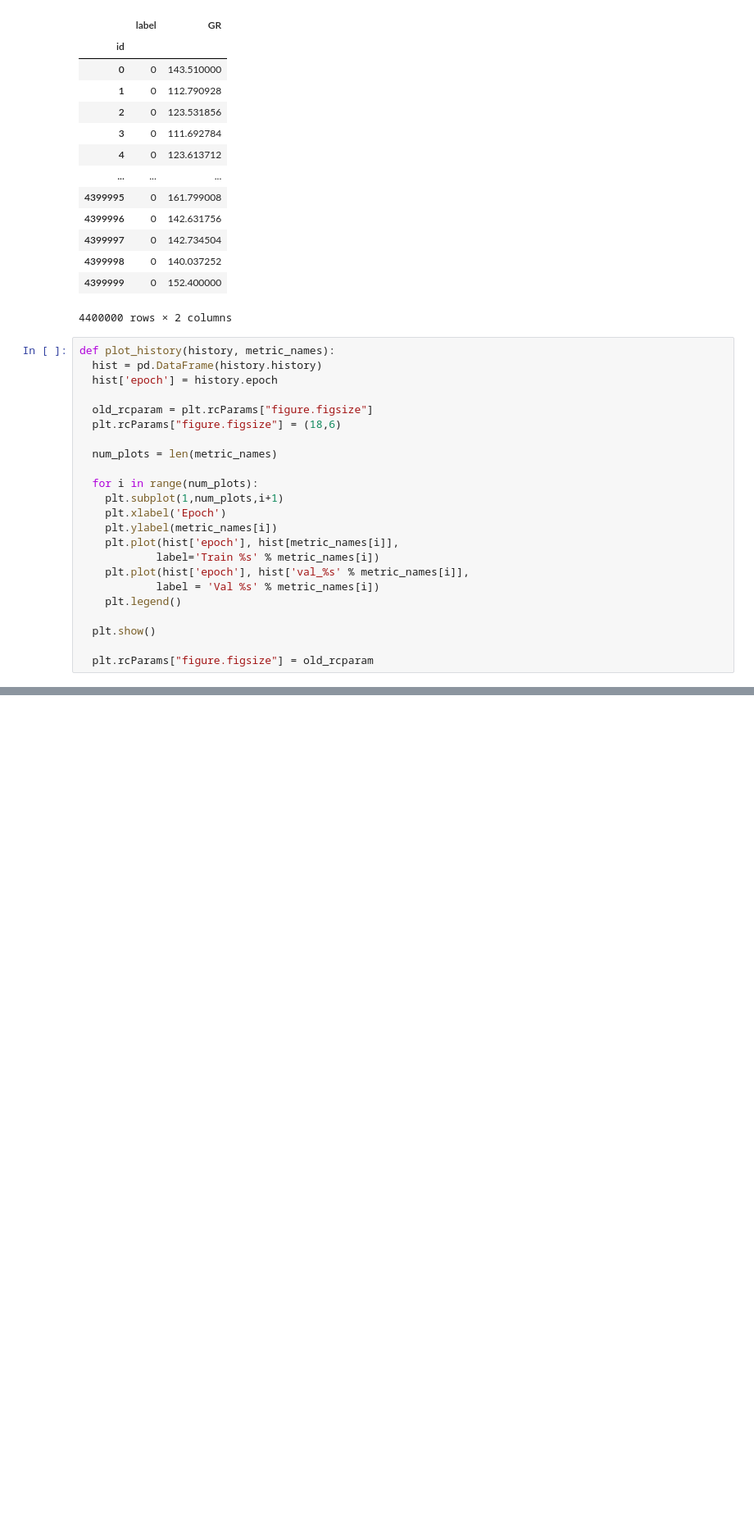
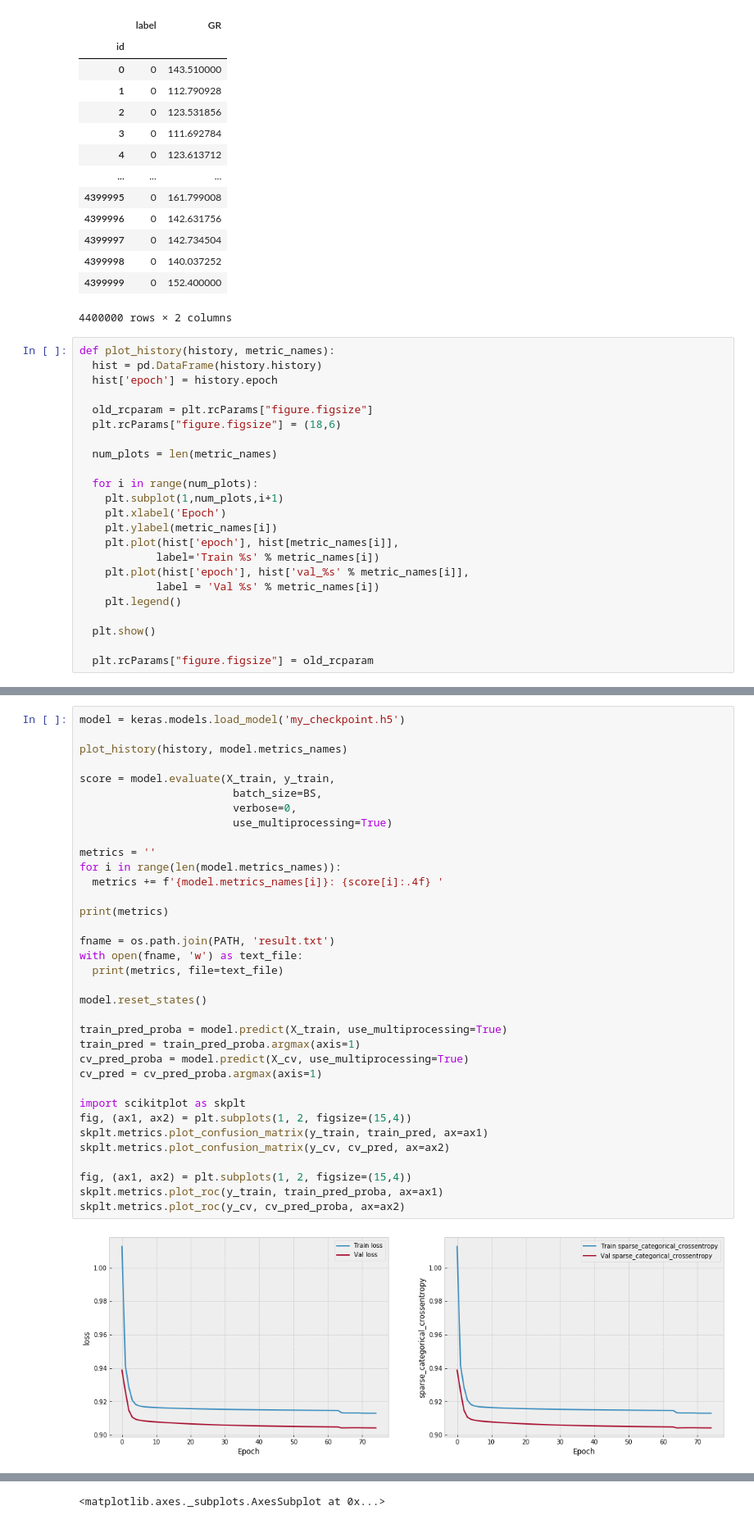
Before and after one commit to ABV-Hub/crowdanalytix, a Jupyter notebook: workinprogress.ipynb, the cells around one changed output, grey strips where cells are left out. Shown at 82% size. Cells and saved outputs as stored; diff of their text form; blank space fills up the shorter version.

```diff
--- a/workinprogress.ipynb
+++ b/workinprogress.ipynb
@@ -278,0 +287,37 @@ Epoch 3/500
+# %%
+model = keras.models.load_model('my_checkpoint.h5')
+
+plot_history(history, model.metrics_names)
+
+score = model.evaluate(X_train, y_train,
+                        batch_size=BS,
+                        verbose=0,
+                        use_multiprocessing=True)
+
+metrics = ''
+for i in range(len(model.metrics_names)):
+  metrics += f'{model.metrics_names[i]}: {score[i]:.4f} '
+
+print(metrics)
+
+fname = os.path.join(PATH, 'result.txt')
+with open(fname, 'w') as text_file:
+  print(metrics, file=text_file)
+
+model.reset_states()
+
+train_pred_proba = model.predict(X_train, use_multiprocessing=True)
+train_pred = train_pred_proba.argmax(axis=1)
+cv_pred_proba = model.predict(X_cv, use_multiprocessing=True)
+cv_pred = cv_pred_proba.argmax(axis=1)
+
+import scikitplot as skplt
+fig, (ax1, ax2) = plt.subplots(1, 2, figsize=(15,4))
+skplt.metrics.plot_confusion_matrix(y_train, train_pred, ax=ax1)
+skplt.metrics.plot_confusion_matrix(y_cv, cv_pred, ax=ax2)
+
+fig, (ax1, ax2) = plt.subplots(1, 2, figsize=(15,4))
+skplt.metrics.plot_roc(y_train, train_pred_proba, ax=ax1)
+skplt.metrics.plot_roc(y_cv, cv_pred_proba, ax=ax2)
+# %% [output]
+[figure, added]
@@ -278,0 +325 @@ Epoch 3/500
+<matplotlib.axes._subplots.AxesSubplot at 0x...>
```
Also changed, not shown: parts of 3 cells of this notebook.
